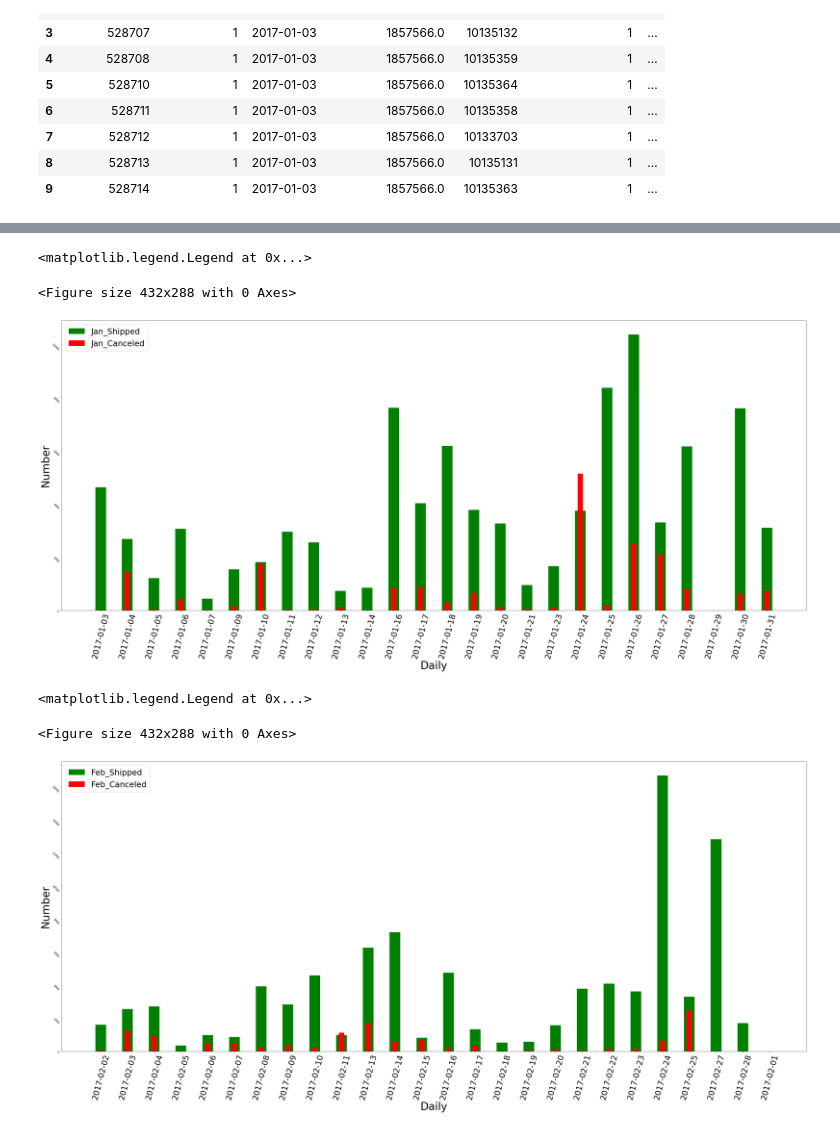
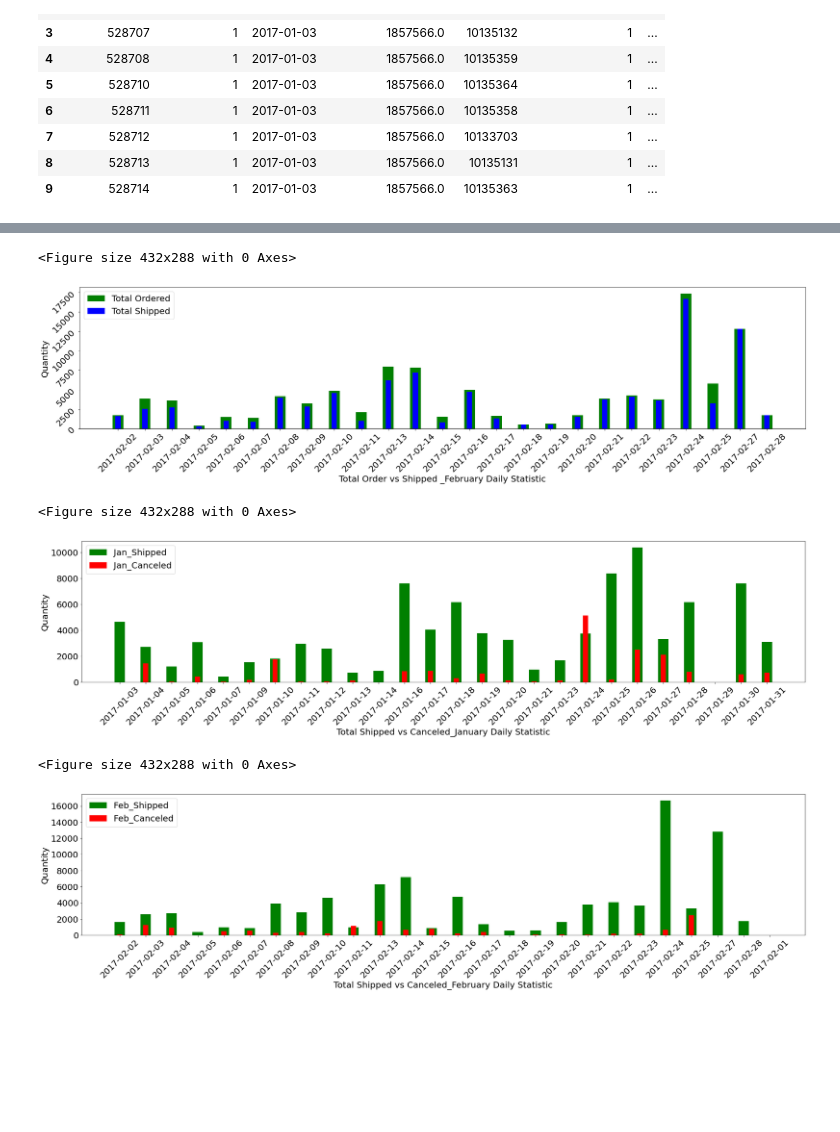
Before and after one commit to dangnguyenhoang/House_pricing_KC, a Jupyter notebook: CEL_/CEL.ipynb, the cells around one changed output, grey strips where cells are left out. Drawn from its saved outputs; the diff is of its cells as text; code cells hidden in the pictures; blank space fills up the shorter version.

```diff
--- a/CEL_/CEL.ipynb
+++ b/CEL_/CEL.ipynb
@@ -73,0 +84,12 @@ Canceled_Df.describe()
+# %%
+Sales_item=Sales_Df['Item Code'].unique()
+Canceled_item=Canceled_Df['Item Code'].unique()
+gap=[]
+for item in Canceled_item:
+    if item not in Sales_item:
+        gap.append(item)
+add_gap=np.zeros((7,len(gap)),int)
+add_gap[4]=gap
+add_gap=pd.DataFrame(add_gap.T)
+Sales_Df_added=Sales_Df.append(add_gap)
+Sales_Df_added.shape
@@ -74,4 +98,7 @@ Canceled_Df.describe()
 # %%
-Sale_Shipped=Sales_Df[['Order Date','Quantity Shipped']].groupby('Order Date').sum().reset_index()
+Sale_Canceled=Canceled_Df[['Order Date','Quantity Canceled']].groupby('Order Date').sum().reset_index()
+Sale_Canceled_Jan=Sale_Canceled.loc[Sale_Canceled['Order Date']<='2017-01-31']
+Sale_Canceled_Feb=Sale_Canceled.loc[Sale_Canceled['Order Date']>'2017-01-31']
+Sale_Shipped=Sales_Df_added[['Order Date','Quantity Shipped']].groupby('Order Date').sum().reset_index()
 Sale_Shipped_Jan=Sale_Shipped.loc[Sale_Shipped['Order Date']<='2017-01-31']
 Sale_Shipped_Feb=Sale_Shipped.loc[Sale_Shipped['Order Date']>'2017-01-31']
@@ -82,33 +126,42 @@ Sale_Canceled_Feb=Sale_Canceled.loc[Sale_Canceled['Order Date']>'2017-01-31']
+# %%
+fig = plt.figure()
+fig,ax=plt.subplots(figsize=(30,6))
+ax.bar(Total_Order_Feb['Order Date'],Total_Order_Feb['Total Ordered'],color='g',width = 0.4,label ='Total Ordered')
+ax.bar(Sale_Shipped_Feb['Order Date'],Sale_Shipped_Feb['Quantity Shipped'],color='b',width = 0.2,label = 'Total Shipped')
+ax.set_xlabel('Total Order vs Shipped _February Daily Statistic',fontsize=20)
+ax.set_ylabel('Quantity',fontsize=20)
+plt.yticks(rotation=45,fontsize=20)
+ax.legend(loc=2,prop={'size': 20})
+plt.xticks(rotation=45,fontsize=20)
+plt.show()
+# %% [output]
+<Figure size 432x288 with 0 Axes>
+[figure, added]
 # %%
-
 fig = plt.figure()
-fig,ax=plt.subplots(figsize=(50,20))
-
-offset = 0.125
+fig,ax=plt.subplots(figsize=(30,6))
 ax.bar(Sale_Shipped_Jan['Order Date'],Sale_Shipped_Jan['Quantity Shipped'],color='g',width = 0.4,label = 'Jan_Shipped')
 ax.bar(Sale_Canceled_Jan['Order Date'],Sale_Canceled_Jan['Quantity Canceled'],color='r',width = 0.2, label= 'Jan_Canceled')
-ax.set_xlabel('Daily',fontsize=40)
-plt.xticks(rotation=75)
-ax.set_ylabel('Number',fontsize=40)
-plt.yticks(rotation=-45)
-ax.legend(loc=2,prop={'size': 30})
+ax.set_xlabel('Total Shipped vs Canceled_January Daily Statistic',fontsize=20)
+plt.xticks(rotation=45,fontsize=20)
+ax.set_ylabel('Quantity',fontsize=20)
+plt.yticks(rotation=0,fontsize=20)
+ax.legend(loc=2,prop={'size': 20})
+plt.show()
 # %% [output]
-<matplotlib.legend.Legend at 0x...>
+<Figure size 432x288 with 0 Axes>
-<Figure size 432x288 with 0 Axes>
-[figure, old version]
+[figure, new version]
 # %%
 fig = plt.figure()
-fig,ax=plt.subplots(figsize=(50,20))
-
-
+fig,ax=plt.subplots(figsize=(30,6))
 ax.bar(Sale_Shipped_Feb['Order Date'],Sale_Shipped_Feb['Quantity Shipped'],color='g',width = 0.4,label = 'Feb_Shipped')
 ax.bar(Sale_Canceled_Feb['Order Date'],Sale_Canceled_Feb['Quantity Canceled'],color='r',width = 0.2, label= 'Feb_Canceled')
-ax.set_xlabel('Daily',fontsize=40)
-plt.xticks(rotation=75)
-ax.set_ylabel('Number',fontsize=40)
-plt.yticks(rotation=-45)
-ax.legend(loc=2,prop={'size': 30})
+ax.set_xlabel('Total Shipped vs Canceled_February Daily Statistic',fontsize=20)
+plt.xticks(rotation=45,fontsize=20)
+ax.set_ylabel('Quantity',fontsize=20)
+plt.yticks(rotation=0,fontsize=20)
+ax.legend(loc=2,prop={'size': 20})
+plt.show()
 # %% [output]
-<matplotlib.legend.Legend at 0x...>
+<Figure size 432x288 with 0 Axes>
-<Figure size 432x288 with 0 Axes>
-[figure, old version]
+[figure, new version]
```
Also changed, not shown: parts of 38 cells of this notebook.
